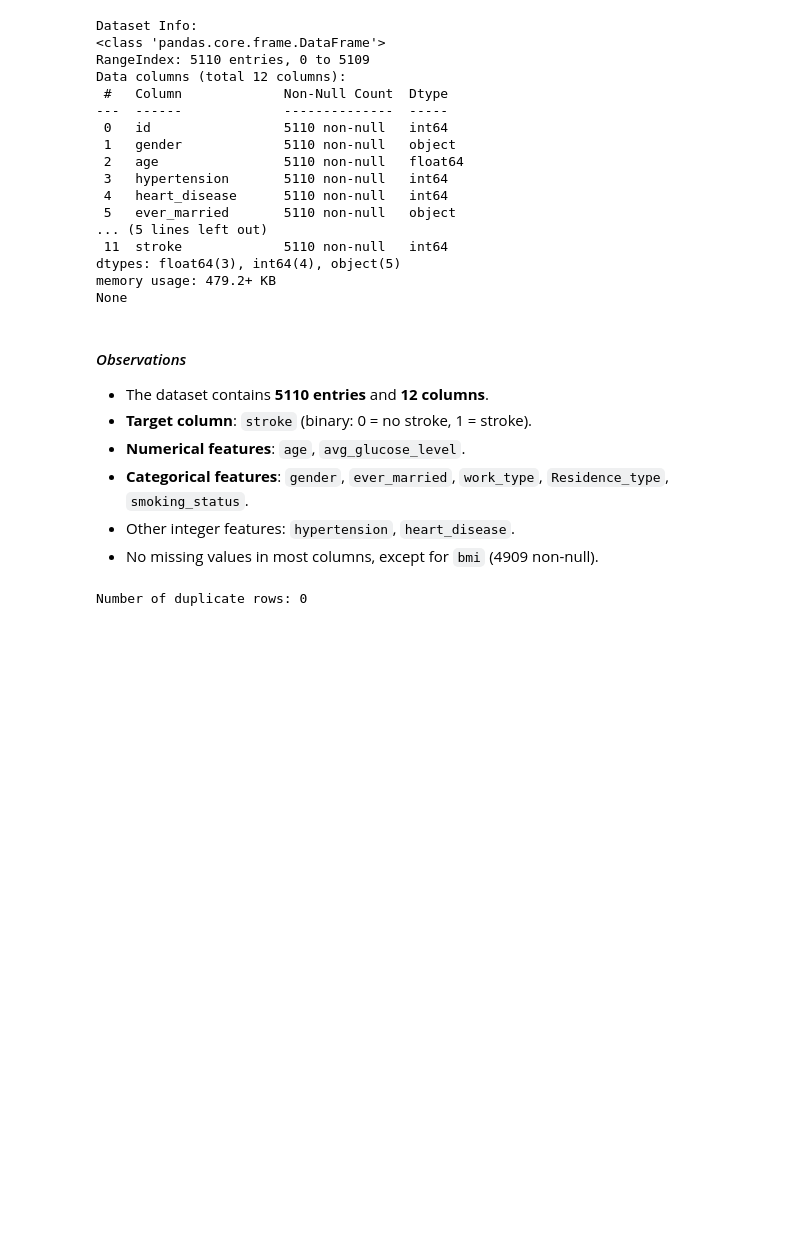
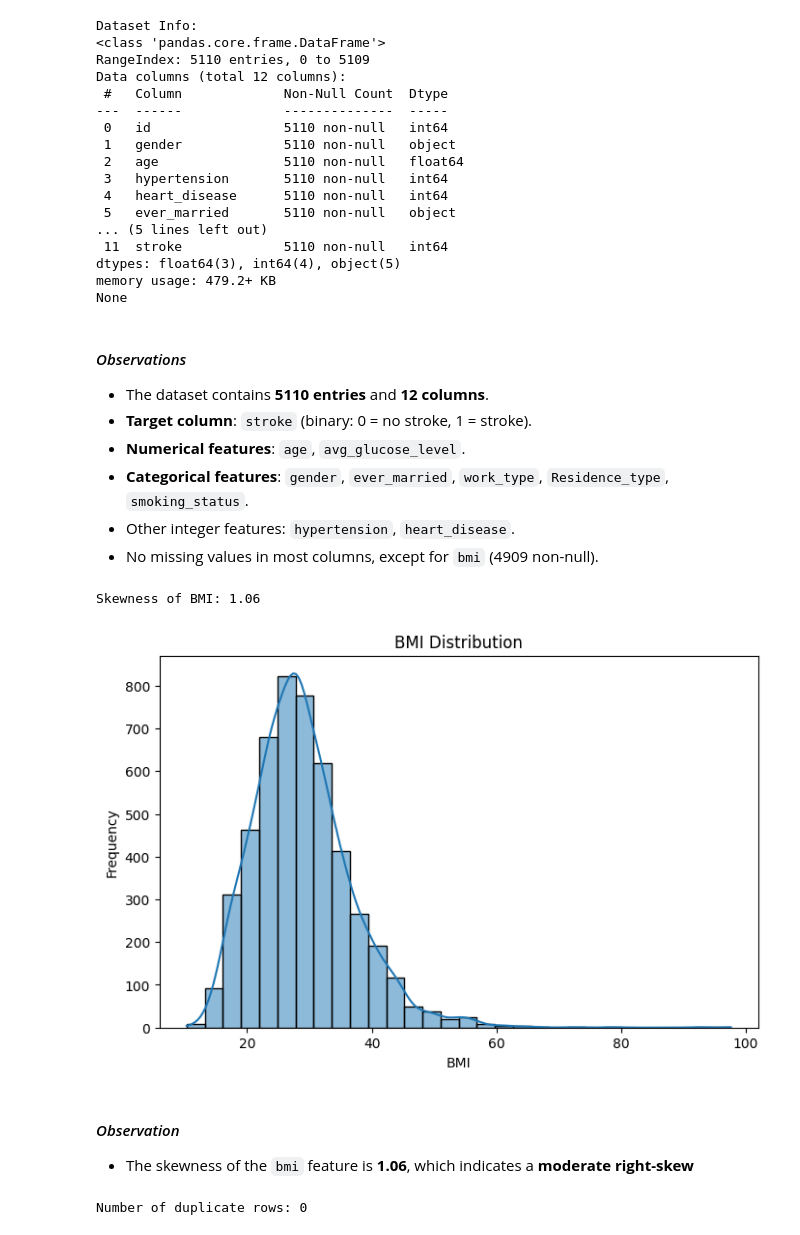
Before and after one commit to ibtj21/Stroke_Prediction_Using_Decison_Tree_at_iCog-Labs, a Jupyter notebook: stroke_prediction.ipynb, the cells around one changed output. Cells and saved outputs as stored; diff of their text form; code cells hidden in the pictures; blank space fills up the shorter version.

```diff
--- a/stroke_prediction.ipynb
+++ b/stroke_prediction.ipynb
@@ -66,6 +67,27 @@ None
 - **Categorical features**: `gender`, `ever_married`, `work_type`, `Residence_type`, `smoking_status`.
 - Other integer features: `hypertension`, `heart_disease`.
 - No missing values in most columns, except for `bmi` (4909 non-null).
+# %%
+# Check skewness of BMI
+bmi_skew = data['bmi'].skew()
+print(f"Skewness of BMI: {bmi_skew:.2f}")
+# %% [output]
+Skewness of BMI: 1.06
+# %%
+import matplotlib.pyplot as plt
+import seaborn as sns
+
+plt.figure(figsize=(8,5))
+sns.histplot(data['bmi'], kde=True, bins=30)
+plt.title('BMI Distribution')
+plt.xlabel('BMI')
+plt.ylabel('Frequency')
+plt.show()
+# %% [output]
+[figure, added]
+# %% [markdown]
+#### *Observation*
+- The skewness of the `bmi` feature is **1.06**, which indicates a **moderate right-skew**
 # %%
 # Check for duplicate rows
 duplicates = data.duplicated().sum()
```
Also changed, not shown: parts of 15 cells of this notebook.
